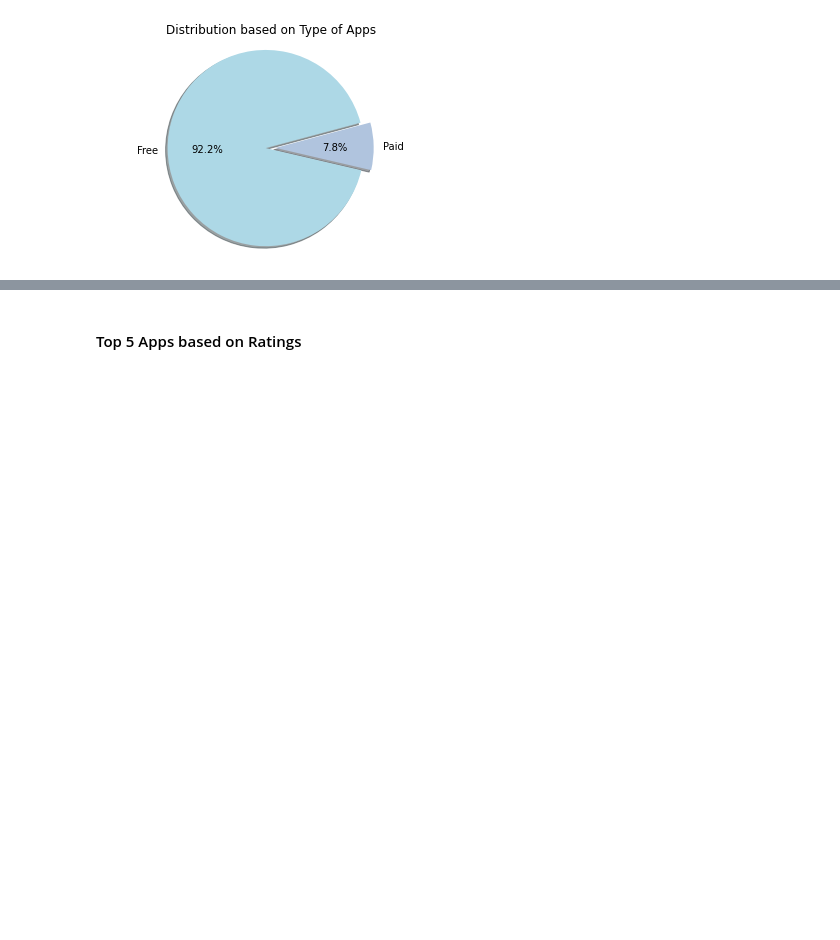
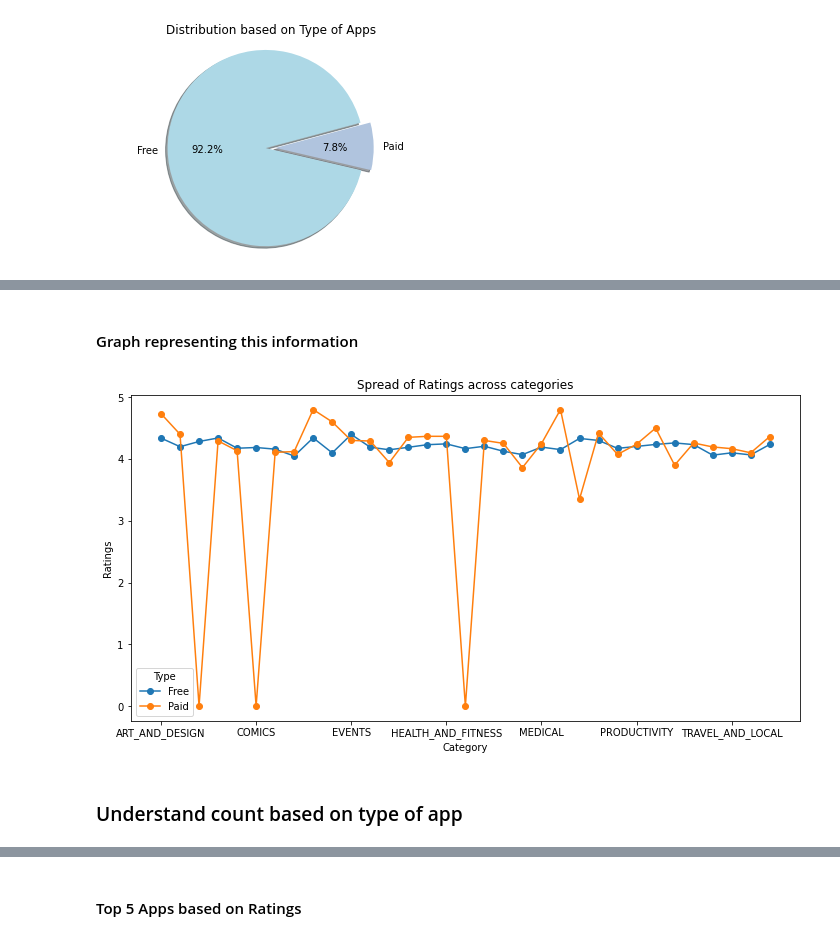
Before and after one commit to rohanroney/Play-Store-App-Review-Analysis, a Jupyter notebook: Rohan_Roney_Play_Store_App_Review_Analysis_Capstone_Project.ipynb, the cells around one changed output, grey strips where cells are left out. Cells and saved outputs as stored; diff of their text form; code cells hidden in the pictures; blank space fills up the shorter version.

Commit message:
Rohan_Roney_Play_Store_App_Review_Analysis_Capstone_Project (third commit)

```diff
--- a/Rohan_Roney_Play_Store_App_Review_Analysis_Capstone_Project.ipynb
+++ b/Rohan_Roney_Play_Store_App_Review_Analysis_Capstone_Project.ipynb
@@ -375,0 +394,2 @@ plt.show()
+# %%
+rating_based_on_type = play_store.groupby(['Category','Type'])[['Rating']].mean().reset_index().rename(columns={'Rating':'Avg_Rating','index':'Rating'})
@@ -375,0 +412,3 @@ plt.show()
+# %%
+# Restructuring the data
+df_rating_based_on_type = rating_based_on_type.pivot('Category', 'Type', 'Avg_Rating').fillna(0).reset_index()
@@ -375,0 +424,14 @@ plt.show()
+# %% [markdown]
+#### Graph representing this information
+# %%
+df_rating_based_on_type_reshaped = df_rating_based_on_type.set_index('Category')
+# %%
+df_rating_based_on_type_reshaped.plot(figsize=(12,6) , marker = 'o')
+plt.xlabel("Category")
+plt.ylabel("Ratings")
+plt.title("Spread of Ratings across categories")
+plt.show()
+# %% [output]
+[figure, added]
+# %% [markdown]
+### Understand count based on type of app
```
Also changed, not shown: parts of 22 cells of this notebook.
